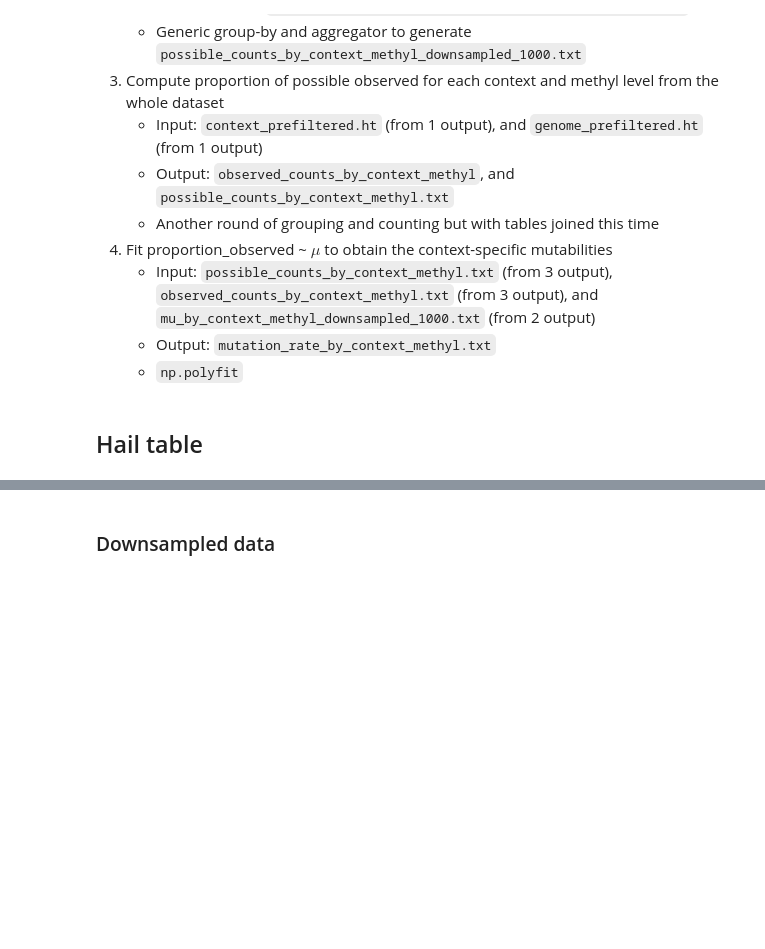
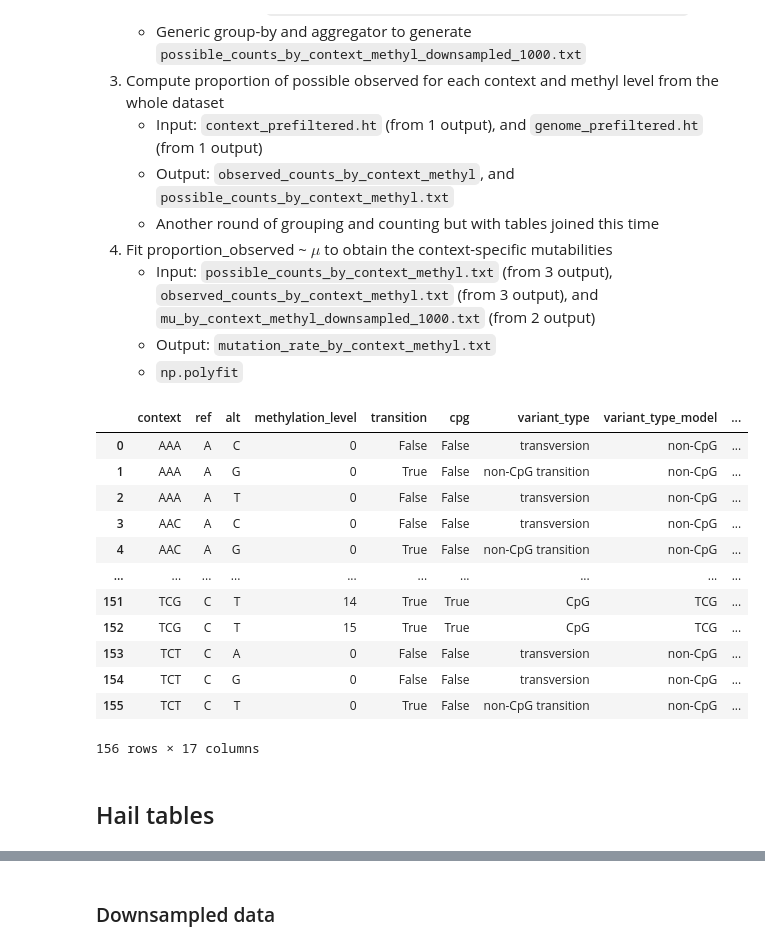
Before and after one commit to haedong31/gnomad-nc-constraint, a Jupyter notebook: data_eda.ipynb, the cells around one changed output, grey strips where cells are left out. Drawn from its saved outputs; the diff is of its cells as text; code cells hidden in the pictures; blank space fills up the shorter version.

```diff
--- a/data_eda.ipynb
+++ b/data_eda.ipynb
@@ -19,8 +19,32 @@
     - Input: `possible_counts_by_context_methyl.txt` (from 3 output), `observed_counts_by_context_methyl.txt` (from 3 output), and `mu_by_context_methyl_downsampled_1000.txt` (from 2 output)
     - Output: `mutation_rate_by_context_methyl.txt`
     - `np.polyfit`
+# %%
+import pandas as pd
+from pathlib import Path
+
+data_dir = Path('/mnt/isilon/immgen_res/data/gnomad-nc-constraint-v31-paper')
+mu_tbl = pd.read_table(data_dir/'mu_by_context_methyl_downsampled_1000.txt', sep='\t')
+mu_tbl.rename(columns={'methyl_level':'methylation_level'}, inplace=True)
+mu_tbl_new = pd.read_table(Path('mutation_rate_by_context_methyl.txt'), sep='\t')
+mu_tbls_comb = pd.merge(mu_tbl, mu_tbl_new, how='left', on=['context','ref','alt','methylation_level'])
+mu_tbls_comb
+# %% [output]
+|  | context | ref | alt | methylation_level | transition | cpg | variant_type | variant_type_model | ... |
+| 0 | AAA | A | C | 0 | False | False | transversion | non-CpG | ... |
+| 1 | AAA | A | G | 0 | True | False | non-CpG transition | non-CpG | ... |
+| 2 | AAA | A | T | 0 | False | False | transversion | non-CpG | ... |
+| 3 | AAC | A | C | 0 | False | False | transversion | non-CpG | ... |
+| 4 | AAC | A | G | 0 | True | False | non-CpG transition | non-CpG | ... |
+| ... | ... | ... | ... | ... | ... | ... | ... | ... | ... |
+| 151 | TCG | C | T | 14 | True | True | CpG | TCG | ... |
+| 152 | TCG | C | T | 15 | True | True | CpG | TCG | ... |
+| 153 | TCT | C | A | 0 | False | False | transversion | non-CpG | ... |
+| 154 | TCT | C | G | 0 | False | False | transversion | non-CpG | ... |
+| 155 | TCT | C | T | 0 | True | False | non-CpG transition | non-CpG | ... |
+156 rows × 17 columns
 # %% [markdown]
-## Hail table
+## Hail tables
 # %%
 import hail as hl
 from bokeh.io import show
```
Also changed, not shown: parts of 6 cells of this notebook.
